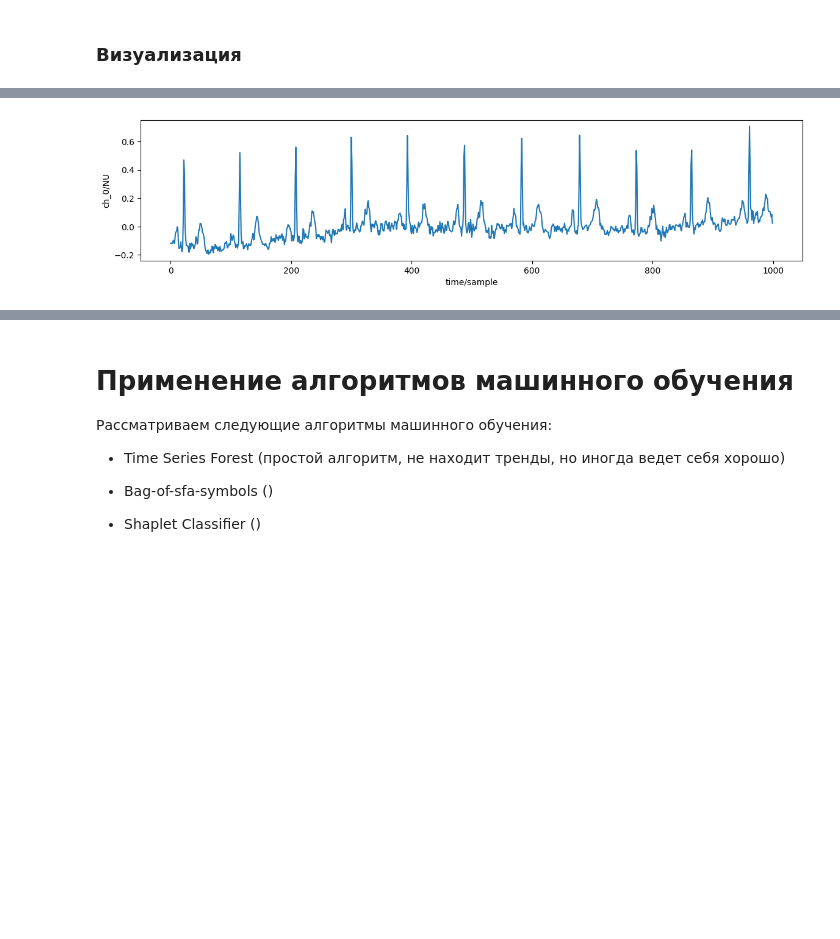
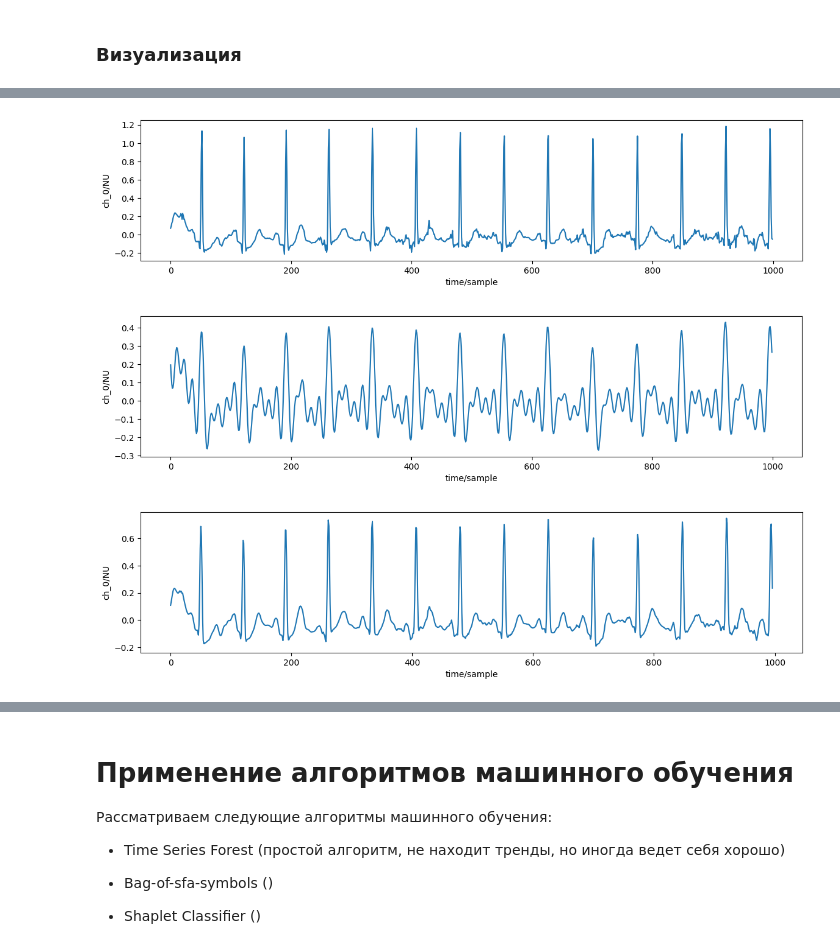
Before and after one commit to AmelieMedved/ml_PTB-XL_classification_Neimark, a Jupyter notebook: PTB-XL_classification.ipynb, the cells around one changed output, grey strips where cells are left out. Drawn from its saved outputs; the diff is of its cells as text; code cells hidden in the pictures; blank space fills up the shorter version.

```diff
--- a/PTB-XL_classification.ipynb
+++ b/PTB-XL_classification.ipynb
@@ -184,22 +191,0 @@ y_test = y_test[np.array([sum(x) for x in y_test]) == 1]
-# %%
-from tsaug import AddNoise
-
-aug = AddNoise(scale=(0.01, 0.05))
-
-selected_X = X_train[(y_train == [0, 1, 0, 0, 0]).all(axis = 1)]
-
-X_aug = np.zeros((1021, 1000, 12))
-for i in range(selected_X.shape[0]):
-    X_aug[i] = aug.augment(selected_X[i])
-
-X_train = np.concatenate((X_train, X_aug), axis=0)
-y_train = np.concatenate((y_train, np.tile([0, 1, 0, 0, 0], (1021, 1))), axis = 0)
-
-# Перемешаем массивы numpy
-
-idx = np.random.permutation(X_train.shape[0])
-X_train = X_train[idx]
-y_train = y_train[idx]
-
-print(X_train.shape)
-print(y_train.shape)
@@ -228,0 +192,3 @@ def count_of_class(X, y):
+# %%
+X_train, y_train = del_multi_class(X_train, y_train)
+X_test, y_test = del_multi_class(X_test, y_test)
@@ -228,0 +197,2 @@ def count_of_class(X, y):
+# %%
+X_train, y_train = aug(X_train, y_train)
@@ -255,5 +224,5 @@ X_test_ft = fourier_transform(X_test)
 # %%
-# X_train_ra = rolling_average(X_train)
-# X_test_ft = rolling_average(X_test)
+X_train_ra = rolling_average(X_train)
+X_test_ra = rolling_average(X_test)
 # %% [markdown]
 ### Визуализация
@@ -280,4 +229,11 @@ X_test_ft = fourier_transform(X_test)
 # %%
-# wfdb.plot_items(signal = X_train[0, :, 0], figsize = (14, 3))
+# plot_ts(X_train)
+# plot_ts(X_train_ft)
+# plot_ts(X_train_ra)
+wfdb.plot_items(signal = X_train[0, :, 0], figsize = (14, 3))
+wfdb.plot_items(signal = X_train_ft[0, :, 0], figsize = (14, 3))
+wfdb.plot_items(signal = X_train_ra[0, :, 0], figsize = (14, 3))
 # %% [output]
-[figure, old version]
+[figure, new version]
+[figure, added]
+[figure, added]
```
Also changed, not shown: parts of 52 cells of this notebook.
